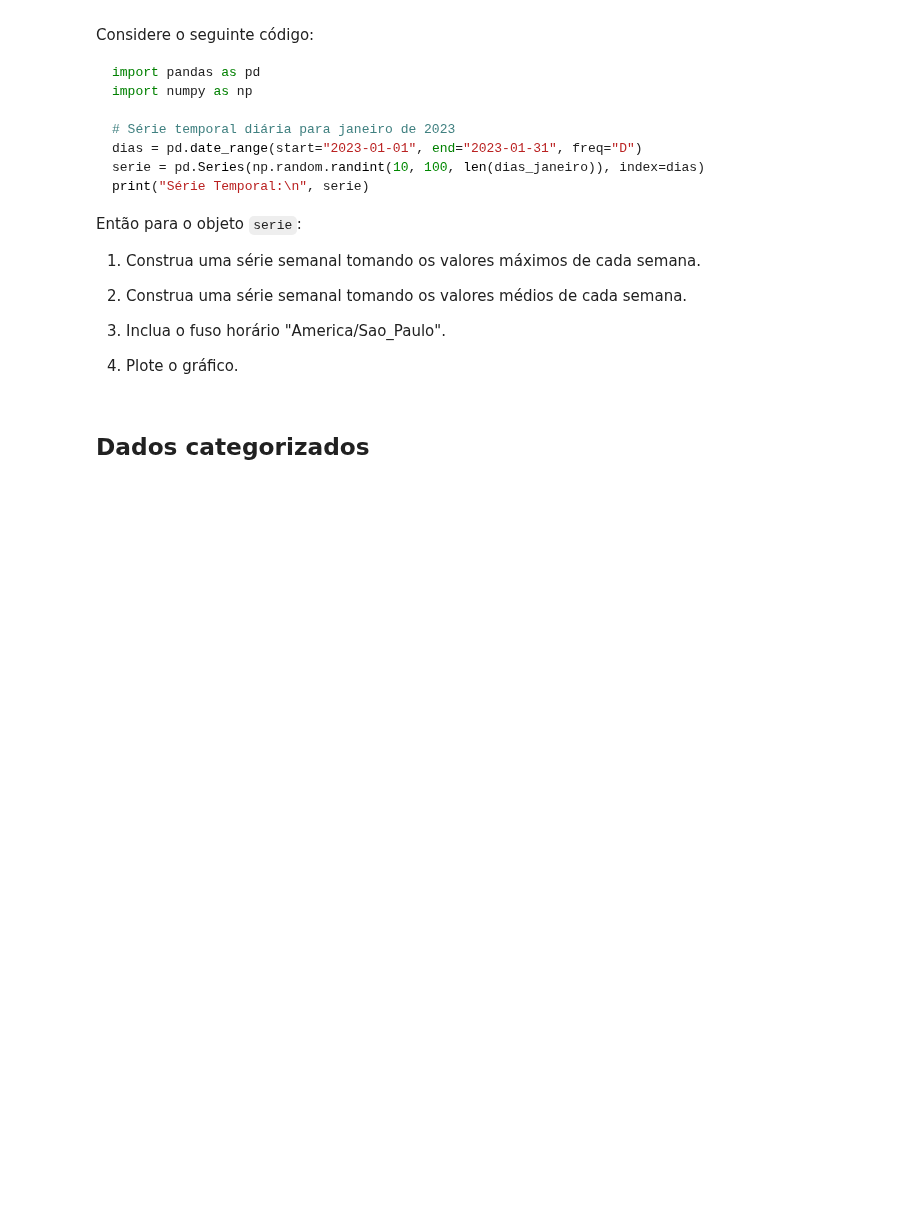
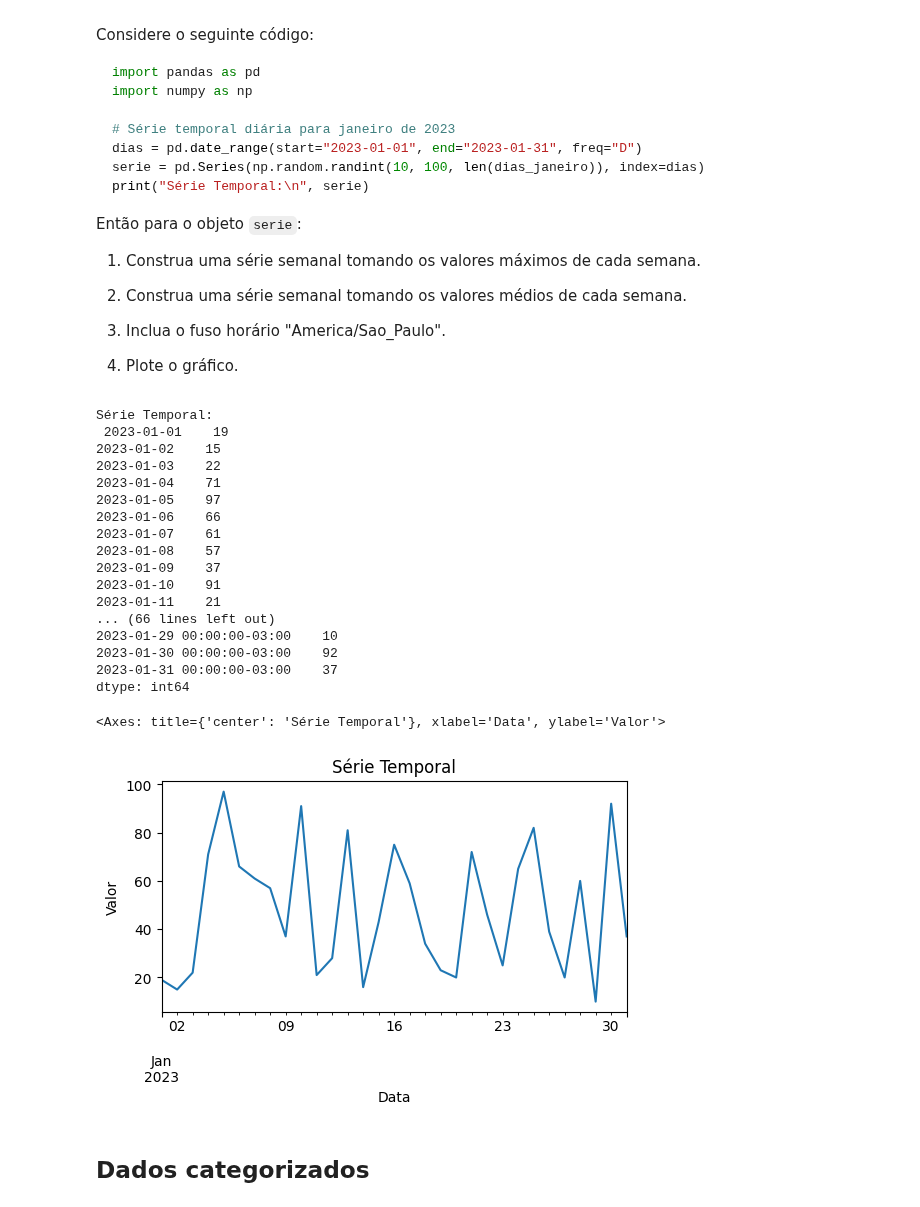
Before and after one commit to FelipeRochaBorges/CEE2, a Jupyter notebook: aulas.ipynb, the cells around one changed output. Saved outputs shown, nothing was run; the diff lists cells and outputs as text; code cells hidden in the pictures; blank space fills up the shorter version.

Commit message:
02/12/2024 - Introdução ao Pandas -Exercício 10

```diff
--- a/aulas.ipynb
+++ b/aulas.ipynb
@@ -3772,6 +3884,45 @@ Então para o objeto `serie`:
 3. Inclua o fuso horário "America/Sao_Paulo".
 
 4. Plote o gráfico.
+# %%
+import pandas as pd
+import numpy as np
+
+# Série temporal diária para janeiro de 2023
+dias_janeiro = pd.date_range(start="2023-01-01", end="2023-01-31", freq="D")
+serie = pd.Series(np.random.randint(10, 100, len(dias_janeiro)), index=dias)
+print("Série Temporal:\n", serie, "\n")
+
+reajustado = serie.resample("W").max()
+print(reajustado, "\n")
+
+reajustado_2 = serie.resample("W").mean()
+print(reajustado_2, "\n")
+
+serie_com_tz = serie.tz_localize("America/Sao_Paulo")
+print(serie_com_tz, "\n")
+
+serie_com_tz.plot(title="Série Temporal", xlabel="Data", ylabel="Valor",figsize=(6, 3))
+# %% [output]
+Série Temporal:
+ 2023-01-01    19
+2023-01-02    15
+2023-01-03    22
+2023-01-04    71
+2023-01-05    97
+2023-01-06    66
+2023-01-07    61
+2023-01-08    57
+2023-01-09    37
+2023-01-10    91
+2023-01-11    21
+... (66 lines left out)
+2023-01-29 00:00:00-03:00    10
+2023-01-30 00:00:00-03:00    92
+2023-01-31 00:00:00-03:00    37
+dtype: int64
+<Axes: title={'center': 'Série Temporal'}, xlabel='Data', ylabel='Valor'>
+[figure, added]
 # %% [markdown]
 ## Dados categorizados
 # %% [markdown]
```
Also changed, not shown: parts of 9 cells of this notebook.
